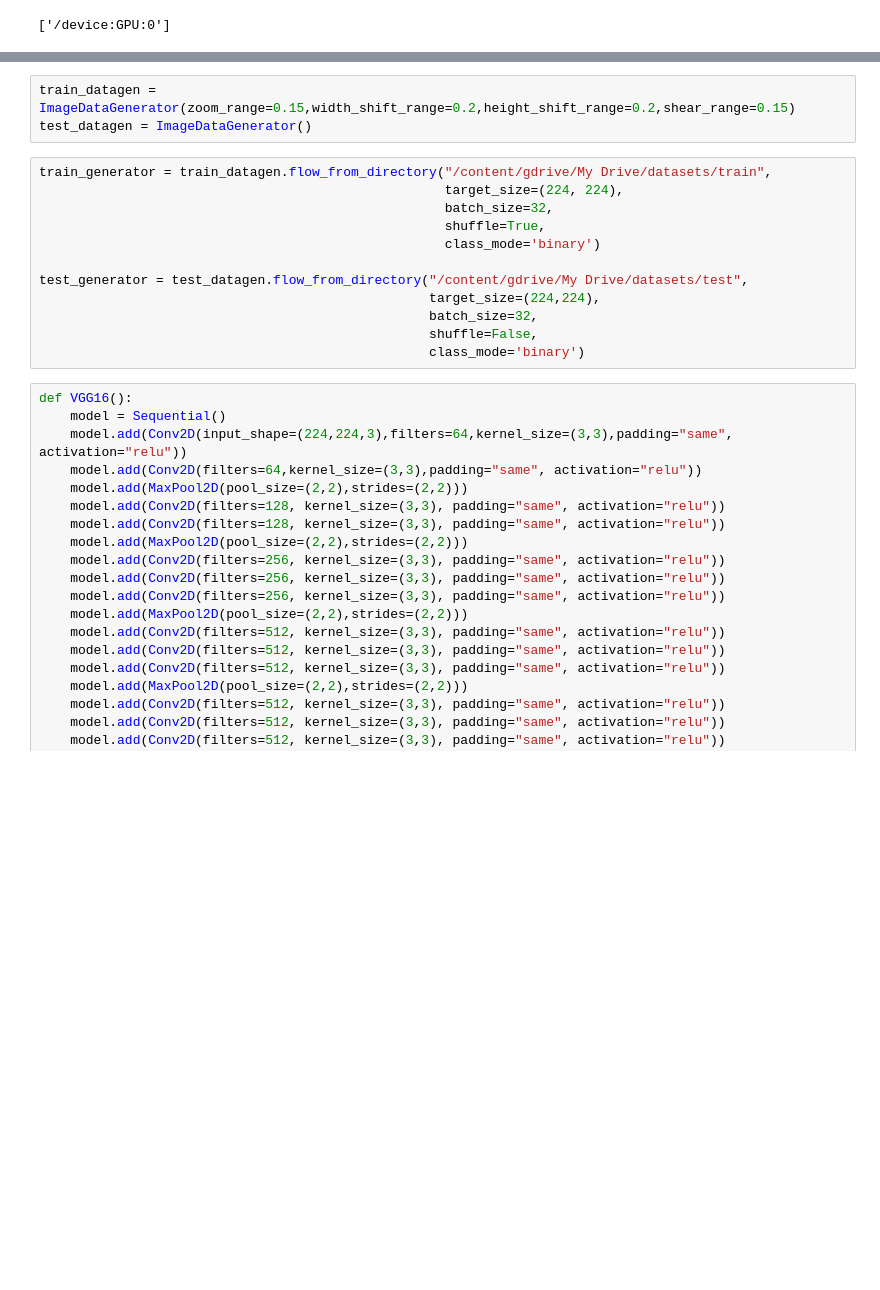
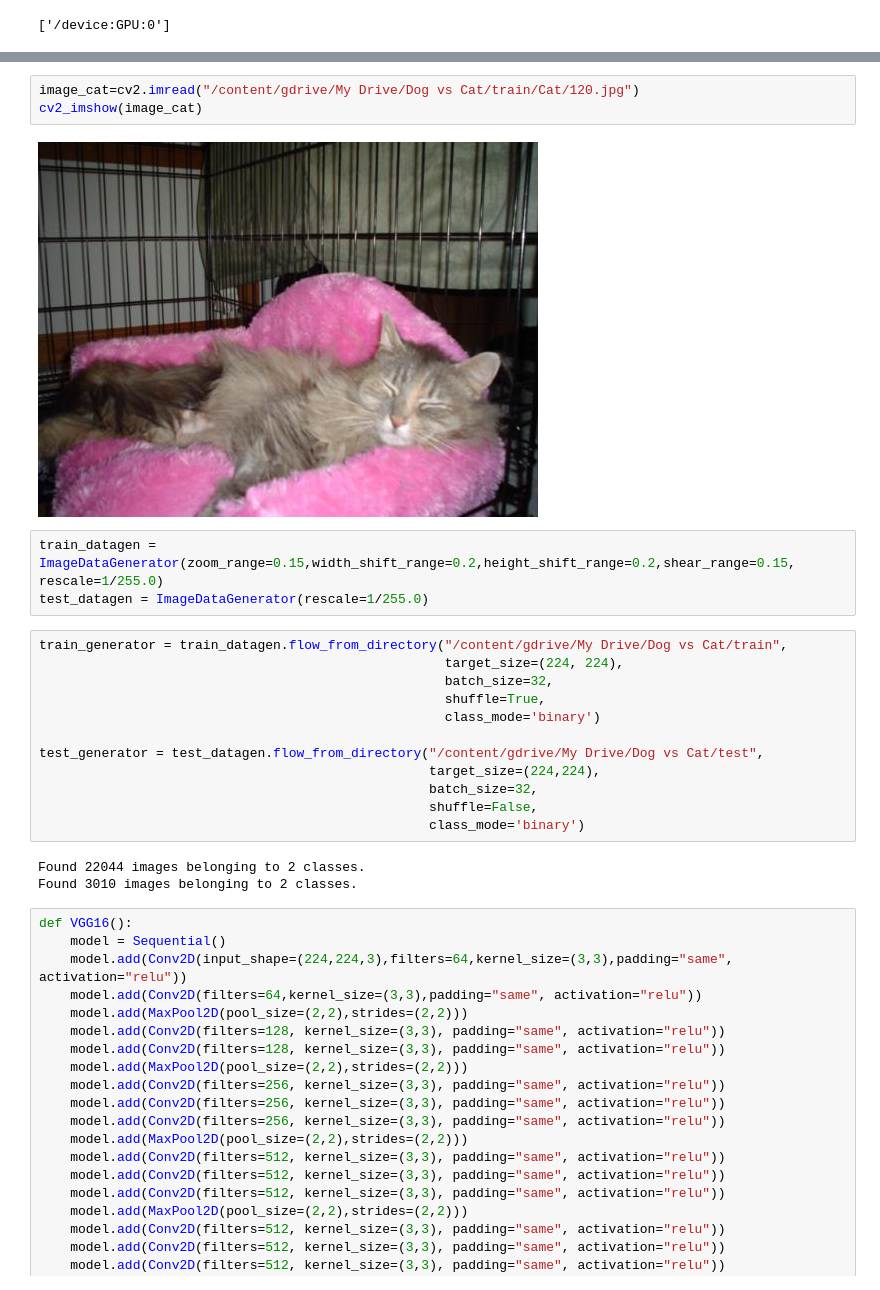
Before and after one commit to alireza7agm/Dog-vs-Cat-Classifier, a Jupyter notebook: Dogs_vs_Cats_VGG16.ipynb, the cells around one changed output, grey strips where cells are left out. Cells and saved outputs as stored; diff of their text form; blank space fills up the shorter version.

```diff
--- a/Dogs_vs_Cats_VGG16.ipynb
+++ b/Dogs_vs_Cats_VGG16.ipynb
@@ -30,18 +34,26 @@ cv2_imshow(image_cat)
+# %%
+image_cat=cv2.imread("/content/gdrive/My Drive/Dog vs Cat/train/Cat/120.jpg")
+cv2_imshow(image_cat)
+# %% [output]
+[figure, added]
 # %%
-train_datagen = ImageDataGenerator(zoom_range=0.15,width_shift_range=0.2,height_shift_range=0.2,shear_range=0.15)
-test_datagen = ImageDataGenerator()
+train_datagen = ImageDataGenerator(zoom_range=0.15,width_shift_range=0.2,height_shift_range=0.2,shear_range=0.15, rescale=1/255.0)
+test_datagen = ImageDataGenerator(rescale=1/255.0)
 # %%
-train_generator = train_datagen.flow_from_directory("/content/gdrive/My Drive/datasets/train",
+train_generator = train_datagen.flow_from_directory("/content/gdrive/My Drive/Dog vs Cat/train",
                                                     target_size=(224, 224),
                                                     batch_size=32,
                                                     shuffle=True,
                                                     class_mode='binary')
 
-test_generator = test_datagen.flow_from_directory("/content/gdrive/My Drive/datasets/test",
+test_generator = test_datagen.flow_from_directory("/content/gdrive/My Drive/Dog vs Cat/test",
                                                   target_size=(224,224),
                                                   batch_size=32,
                                                   shuffle=False,
                                                   class_mode='binary')
+# %% [output]
+Found 22044 images belonging to 2 classes.
+Found 3010 images belonging to 2 classes.
 # %%
 def VGG16():
     model = Sequential()
```
Also changed, not shown: parts of 6 cells of this notebook.
